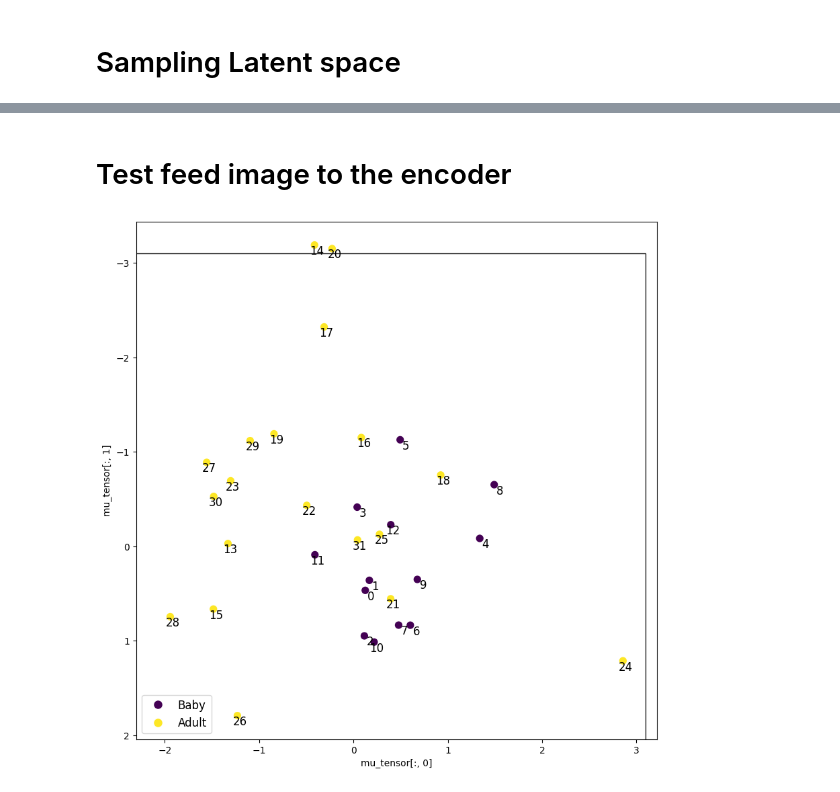
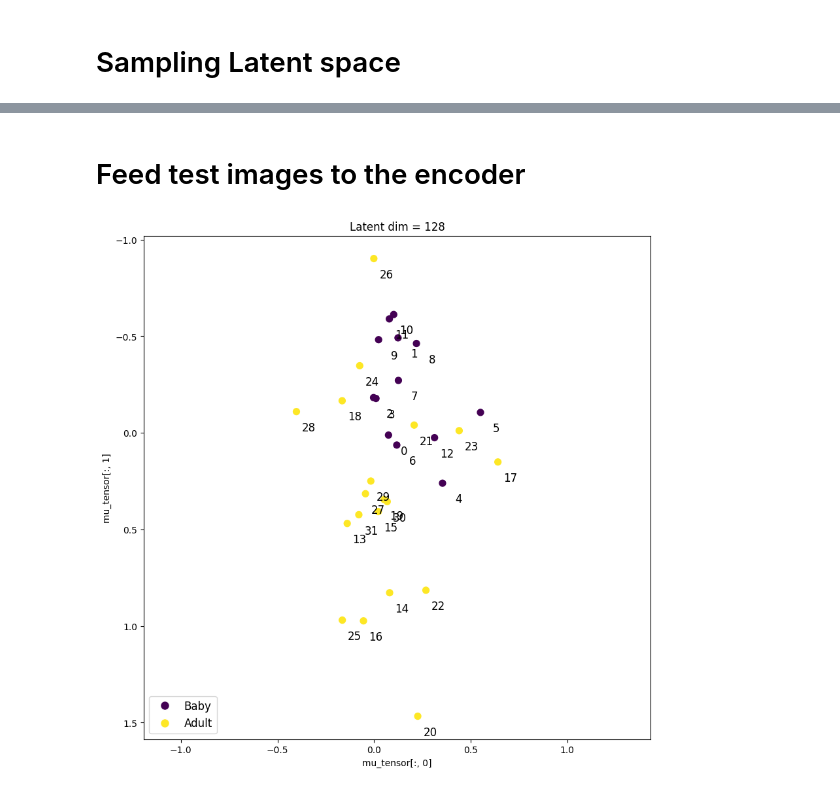
Before and after one commit to Pwhsky/copepod-image-analysis, a Jupyter notebook: vae/copepod_vae.ipynb, the cells around one changed output, grey strips where cells are left out. Cells and saved outputs as stored; diff of their text form; code cells hidden in the pictures.

Commit message:
studied clustering of higher dimensional latent space

```diff
--- a/vae/copepod_vae.ipynb
+++ b/vae/copepod_vae.ipynb
@@ -31,7 +32,7 @@ import torch.nn as nn
 channel_param  = [48*2,48*2]
 input_dims     = np.shape(training_images[0])
 color_channels = input_dims[-1]
-latent_size    = 16
+latent_size    = 128
 red_dims       = [int(latent_size / ( 2 **len(channel_param))) for latent_size in input_dims]
 
 #Encoder:
@@ -196,5 +197,5 @@ plt.show()
 # %% [markdown]
-# Test feed image to the encoder
+# Feed test images to the encoder
 # %%
 
 test_files = dt.sources.ImageFolder(root="test_data/")
@@ -222,24 +223,25 @@ test_labels= torch.cat(test_labels,dim=0).numpy()
 # %%
 from matplotlib.patches import Rectangle
 from matplotlib.cm import get_cmap
 from matplotlib.lines import Line2D
 
 plt.figure(figsize=(10, 10))
 
 plt.scatter(mu_tensor[:, 0], mu_tensor[:, 1], s=50,c=test_labels)
 plt.xlabel("mu_tensor[:, 0]")
 plt.ylabel("mu_tensor[:, 1]")
 plt.gca().invert_yaxis()
 plt.axis("equal")
 plt.gca().add_patch(Rectangle((-3.1, -3.1), 6.2, 6.2, fc="none", ec="k", lw=1))
 for i in range(mu_tensor.shape[0]):
      plt.text(mu_tensor[i, 0] + 0.1, mu_tensor[i, 1] + 0.1, str(i), fontsize=12, ha='right')
 cmap = get_cmap("viridis")
+plt.title(f"Latent dim = {latent_size}")
 color_min = cmap(0.0)
 color_max = cmap(1.0)
 legend_elements = [Line2D([0], [0], marker='o', color='w', label='Baby', markerfacecolor=color_min, markersize=10),
                    Line2D([0], [0], marker='o', color='w', label='Adult', markerfacecolor=color_max, markersize=10)]
 plt.legend(handles=legend_elements, loc='lower left',fontsize=12)
 plt.show()
 # %% [output]
-[figure, old version]
+[figure, new version]
```
Also changed, not shown: parts of 3 cells of this notebook.
